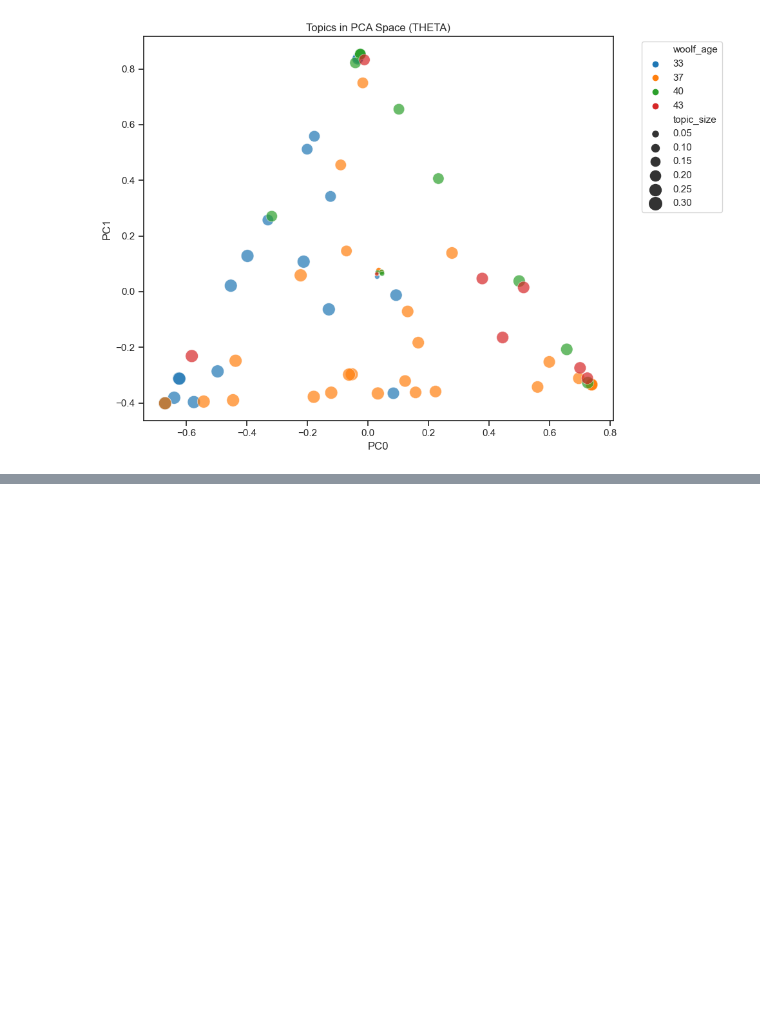
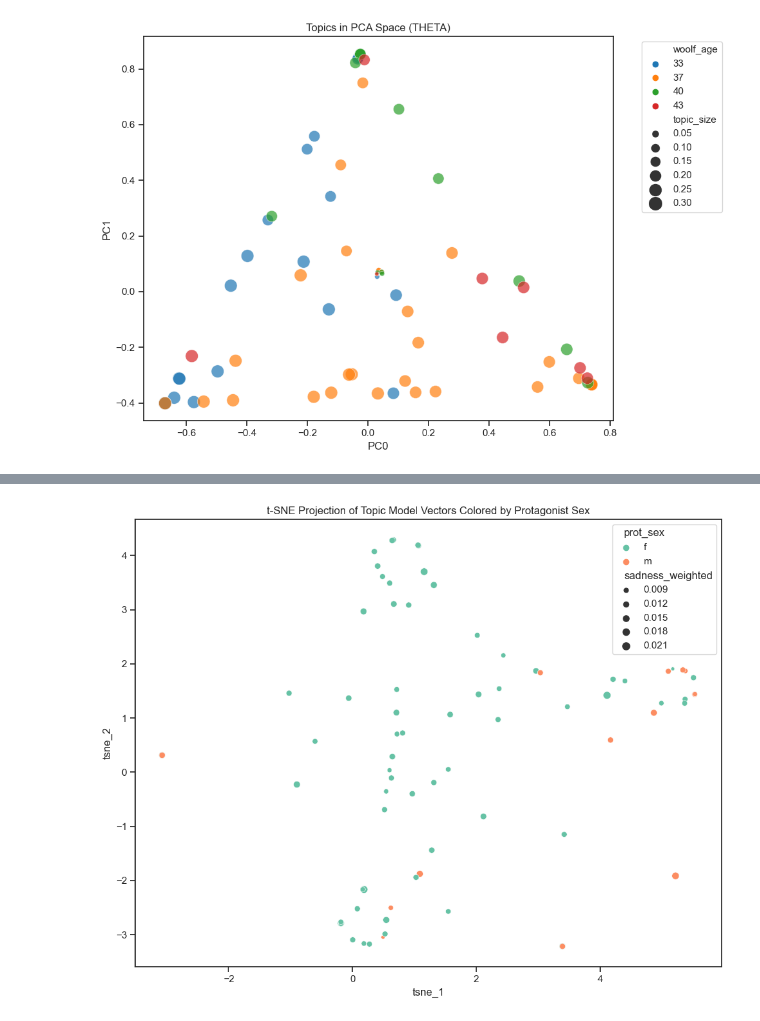
Before and after one commit to sqr8ap/DS5001-2025-01-R, a Jupyter notebook: final_project/Models.ipynb, the cells around one changed output, grey strips where cells are left out. Drawn from its saved outputs; the diff is of its cells as text; code cells hidden in the pictures; blank space fills up the shorter version.

```diff
--- a/final_project/Models.ipynb
+++ b/final_project/Models.ipynb
@@ -494,0 +531,24 @@ THETA_chap.to_csv('woolf-THETA.csv')
+# %%
+# Add LIB metadata to each chapter via book_id
+
+theta_with_meta = THETA_chap.join(LIB, on='book_id')
+# %%
+from sklearn.manifold import TSNE
+
+# Extract topic columns
+topic_cols = [col for col in theta_with_meta.columns if col.startswith('T')]
+topic_vectors = theta_with_meta[topic_cols]
+
+# Run t-SNE
+tsne = TSNE(n_components=2, random_state=42, perplexity=30)
+tsne_result = tsne.fit_transform(topic_vectors)
+
+# Add to DataFrame
+theta_with_meta['tsne_1'] = tsne_result[:, 0]
+theta_with_meta['tsne_2'] = tsne_result[:, 1]
+# %%
+DOC_SENT = pd.read_csv('woolf-DOC_SENT.csv').set_index(['book_id','chap_num'])
+DOC_SENT = DOC_SENT.drop(columns=['raw_title', 'date', 'prot_sex'])
+
+# Join sentiment scores into the theta/metadata table
+theta_full = theta_with_meta.join(DOC_SENT, how='inner')
@@ -494,0 +566,18 @@ THETA_chap.to_csv('woolf-THETA.csv')
+# %%
+import seaborn as sns
+import matplotlib.pyplot as plt
+
+plt.figure(figsize=(10, 8))
+sns.scatterplot(
+    data=theta_full,
+    x='tsne_1', y='tsne_2',
+    hue='prot_sex',
+    size='sadness_weighted',
+    palette='Set2'
+)
+plt.title('t-SNE Projection of Topic Model Vectors Colored by Protagonist Sex')
+plt.tight_layout()
+plt.savefig("tsne_topic_models.png", dpi=300)
+plt.show()
+# %% [output]
+[figure, added]
```
Also changed, not shown: parts of 7 cells of this notebook, 2 other files.
